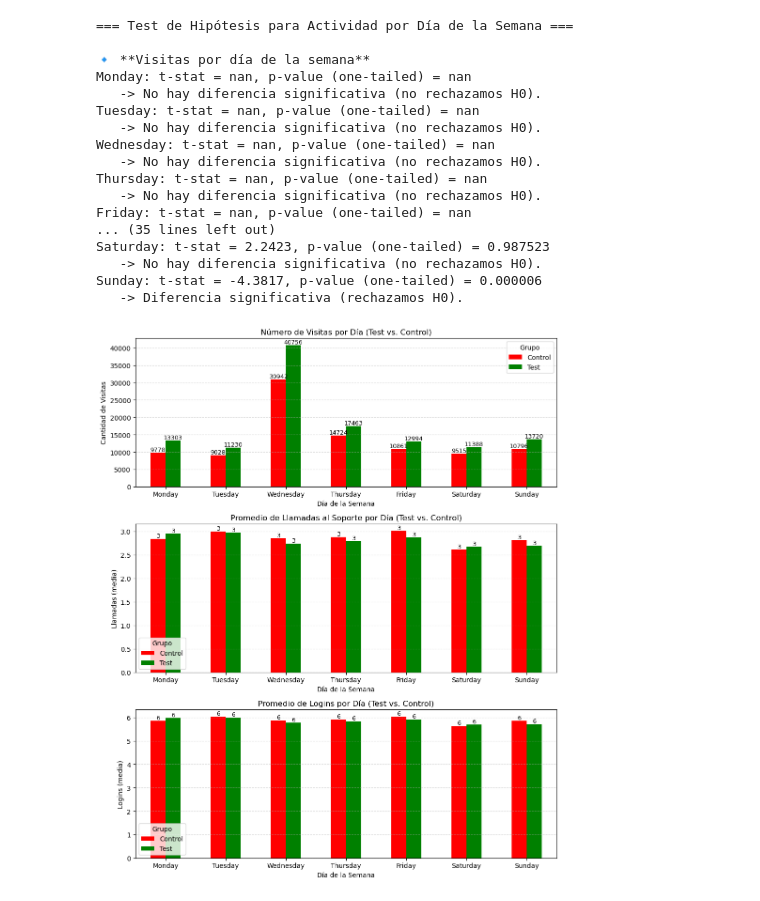
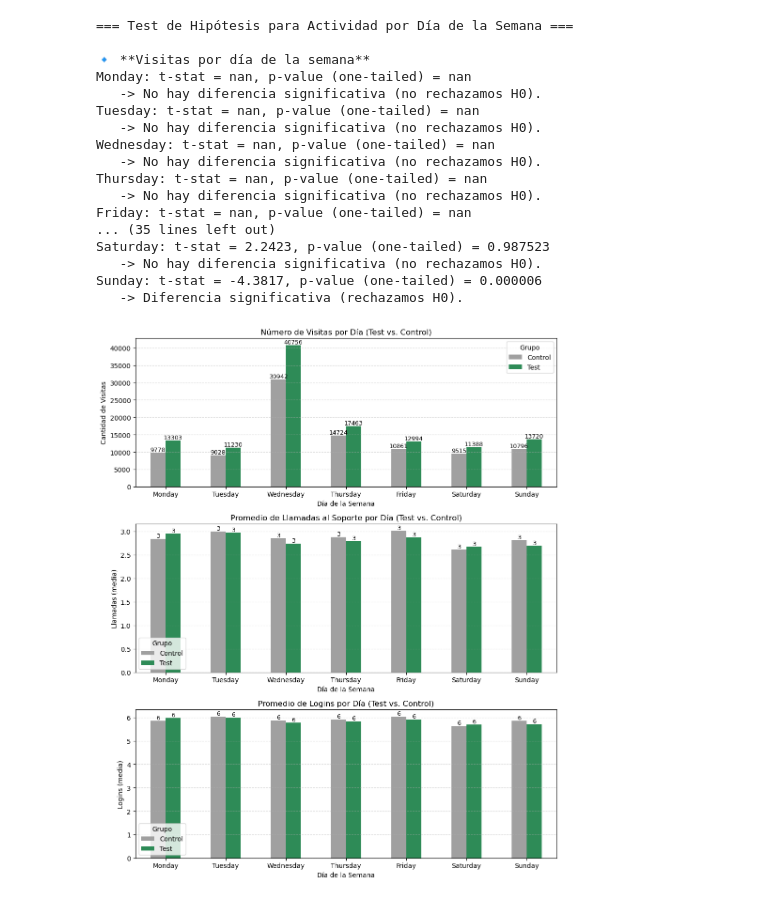
Before and after one commit to jesuserro/eda-testing-vanguard, a Jupyter notebook: src/kpi/4_activity-per-day.ipynb, the cells around one changed output. Drawn from its saved outputs; the diff is of its cells as text; code cells hidden in the pictures.

```diff
--- a/src/kpi/4_activity-per-day.ipynb
+++ b/src/kpi/4_activity-per-day.ipynb
@@ -87,8 +87,8 @@ for metric_name, column_name in metric_map.items():
 # --------------------------------------------------
 fig, axes = plt.subplots(3, 1, figsize=(10, 12))
 
-# Definir colores
-color_map = {"Control": "red", "Test": "green"}
+# Definir colores corregidos
+color_map = {"Control": "#A0A0A0", "Test": "#2E8B57"}
 
 # Gráfico 1: Número de visitas por día
 df_visits.plot(kind="bar", ax=axes[0], color=[color_map.get(col, "gray") for col in df_visits.columns])
@@ -114,31 +114,31 @@ for ax in axes:
     ax.set_xticklabels(day_order, rotation=0)
     ax.legend(title="Grupo")
     for p in ax.patches:
         height = p.get_height()
         if not np.isnan(height):
             ax.annotate(f"{height:.0f}" if height >= 1 else f"{height:.2f}",
                         (p.get_x() + p.get_width()/2, height),
                         ha="center", va="bottom", fontsize=9)
 
 plt.tight_layout()
 plt.savefig("../../img/4_activity_by_day.jpg", dpi=300, bbox_inches='tight')
 plt.show()
 # %% [output]
 === Test de Hipótesis para Actividad por Día de la Semana ===
 
 🔹 **Visitas por día de la semana**
 Monday: t-stat = nan, p-value (one-tailed) = nan
    -> No hay diferencia significativa (no rechazamos H0).
 Tuesday: t-stat = nan, p-value (one-tailed) = nan
    -> No hay diferencia significativa (no rechazamos H0).
 Wednesday: t-stat = nan, p-value (one-tailed) = nan
    -> No hay diferencia significativa (no rechazamos H0).
 Thursday: t-stat = nan, p-value (one-tailed) = nan
    -> No hay diferencia significativa (no rechazamos H0).
 Friday: t-stat = nan, p-value (one-tailed) = nan
 ... (35 lines left out)
 Saturday: t-stat = 2.2423, p-value (one-tailed) = 0.987523
    -> No hay diferencia significativa (no rechazamos H0).
 Sunday: t-stat = -4.3817, p-value (one-tailed) = 0.000006
    -> Diferencia significativa (rechazamos H0).
-[figure, old version]
+[figure, new version]
```
Also changed, not shown: 20 other files.
